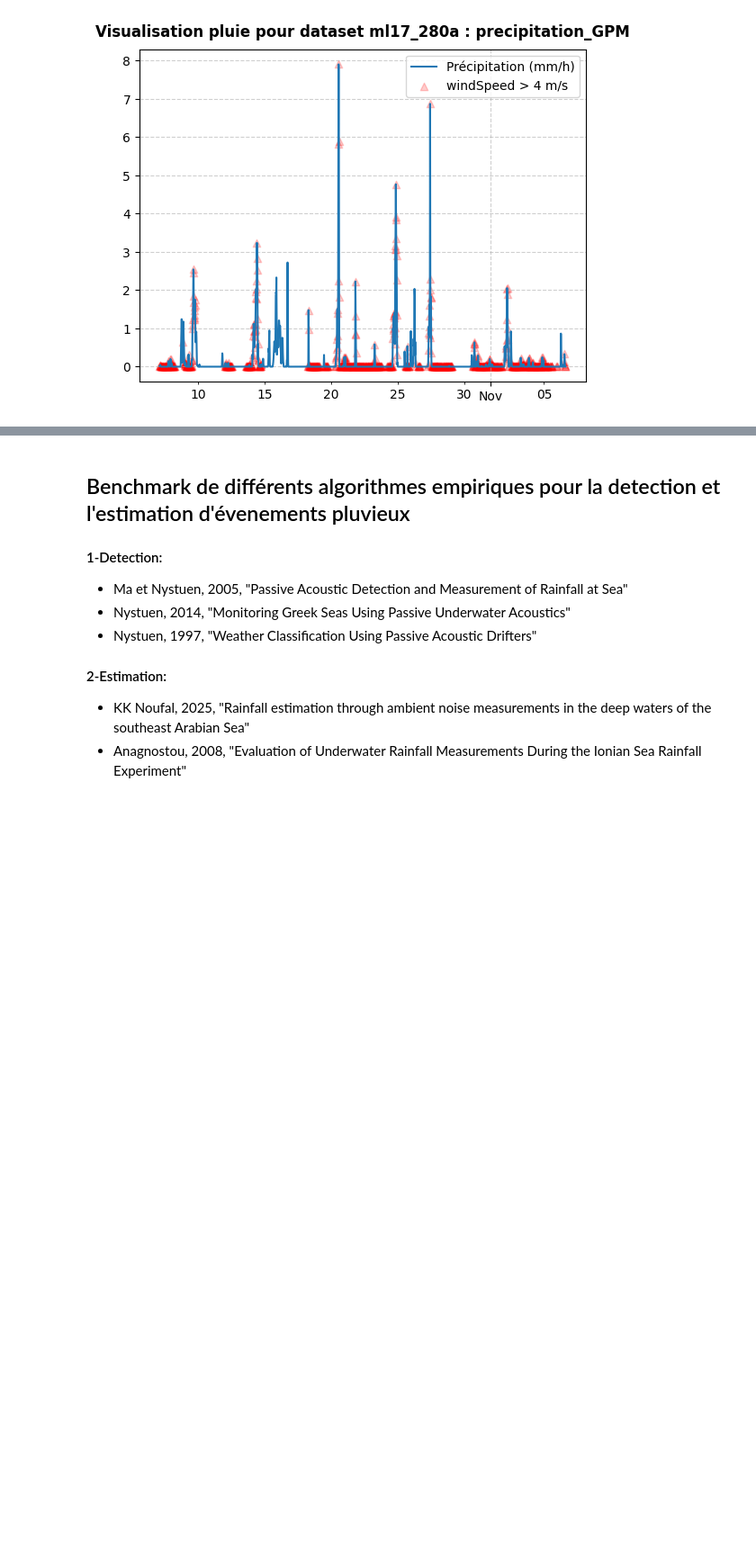
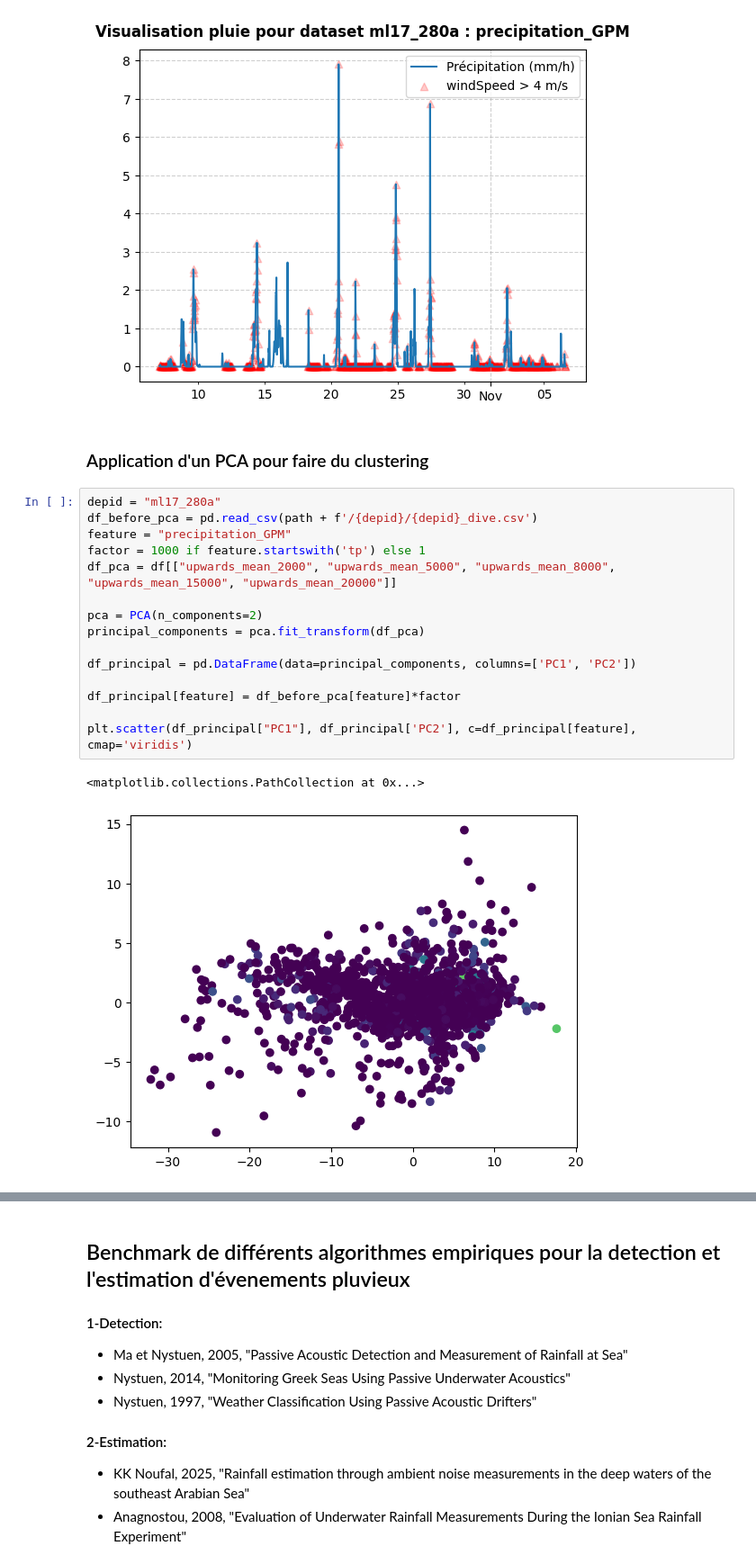
Before and after one commit to gmanatole/Biologging_Toolkit, a Jupyter notebook: notebooks/run_rain_empirical.ipynb, the cells around one changed output, grey strips where cells are left out. Shown at 90% size. Saved outputs shown, nothing was run; the diff lists cells and outputs as text; blank space fills up the shorter version.

Commit message:
feat: PCA test for clustering

```diff
--- a/notebooks/run_rain_empirical.ipynb
+++ b/notebooks/run_rain_empirical.ipynb
@@ -108,6 +107,26 @@ plt.legend()
 plt.show()
 # %% [output]
 [figure]
+# %% [markdown]
+### Application d'un PCA pour faire du clustering
+# %%
+depid = "ml17_280a"
+df_before_pca = pd.read_csv(path + f'/{depid}/{depid}_dive.csv')
+feature = "precipitation_GPM"
+factor = 1000 if feature.startswith('tp') else 1
+df_pca = df[["upwards_mean_2000", "upwards_mean_5000", "upwards_mean_8000", "upwards_mean_15000", "upwards_mean_20000"]]
+
+pca = PCA(n_components=2)
+principal_components = pca.fit_transform(df_pca)
+
+df_principal = pd.DataFrame(data=principal_components, columns=['PC1', 'PC2'])
+
+df_principal[feature] = df_before_pca[feature]*factor
+
+plt.scatter(df_principal["PC1"], df_principal['PC2'], c=df_principal[feature], cmap='viridis')
+# %% [output]
+<matplotlib.collections.PathCollection at 0x...>
+[figure, added]
 # %%
 def plot_spectro(dive_number=0, path='E:/individus_filtered/', depid = 'ml17_280a'):
     spectr_path = f"{path}{depid}/dives/acoustic_dive_{dive_number:05}.npz"
```
Also changed, not shown: parts of 3 cells of this notebook.
